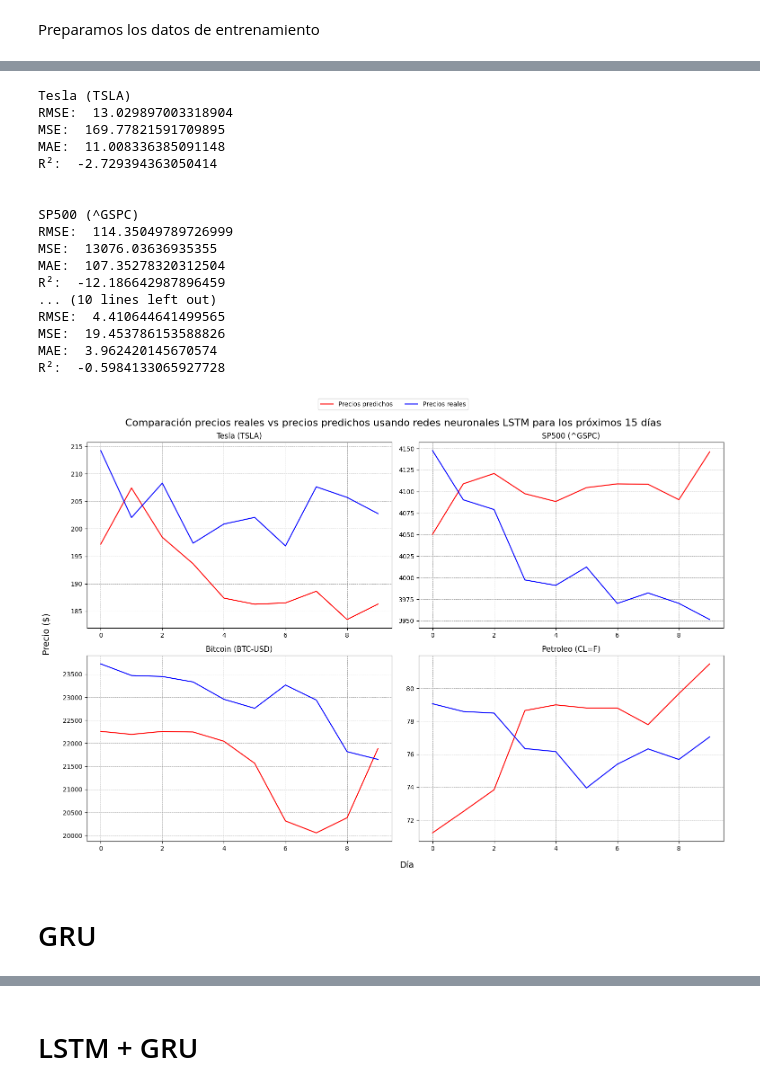
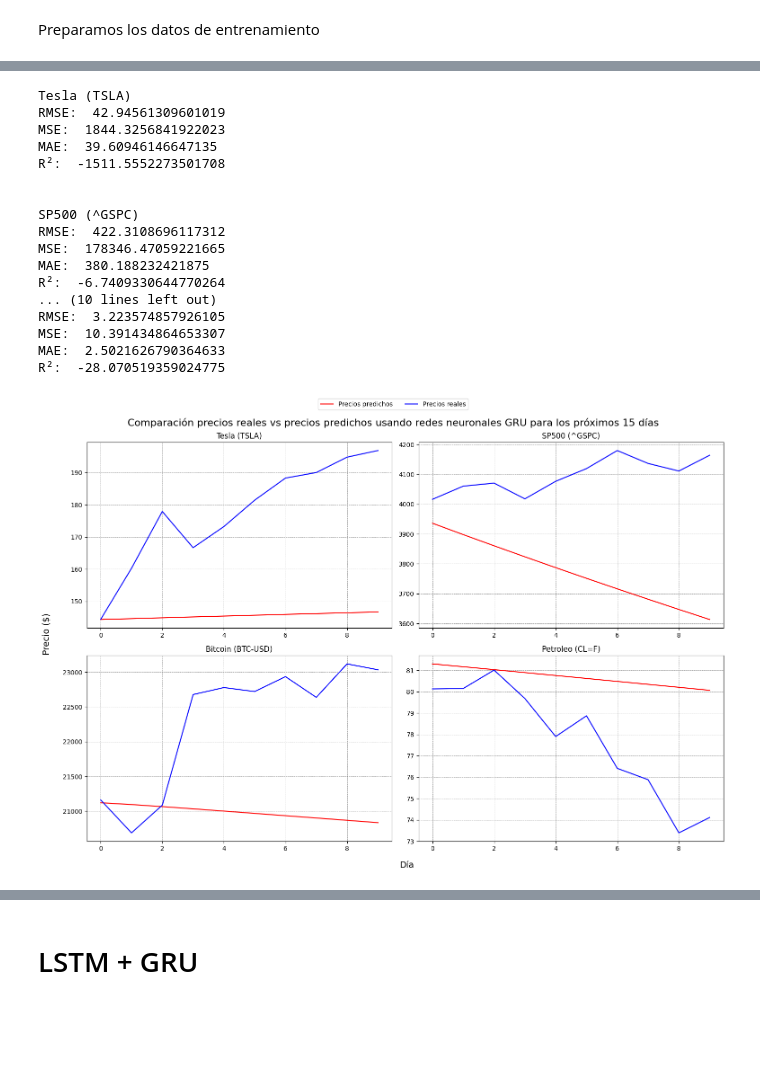
Before and after one commit to samuelvaler/TFM-PRICE-PREDICTION, a Jupyter notebook: Predicciones_2023/TFM_2010_2023.ipynb, the cells around one changed output, grey strips where cells are left out. Saved outputs shown, nothing was run; the diff lists cells and outputs as text; code cells hidden in the pictures; blank space fills up the shorter version.

Commit message:
Modelos entrenados

```diff
--- a/Predicciones_2023/TFM_2010_2023.ipynb
+++ b/Predicciones_2023/TFM_2010_2023.ipynb
@@ -630,30 +931,27 @@ y_sp500_t, x_sp500_t = create_time_series_dataset(datos_sp500_test, pasos_sp500)
 y_bitcoin_t, x_bitcoin_t = create_time_series_dataset(datos_bitcoin_test, pasos_bitcoin)
 y_petroleo_t, x_petroleo_t = create_time_series_dataset(datos_petroleo_test, pasos_petroleo)
 # %%
-def create_lstm(units, activation):
+def create_gru(units, activation):
     model = Sequential()
-    model.add(LSTM(units=units, activation=activation, input_shape=(None, 1), return_sequences=True))
-    model.add(LSTM(units=units, activation=activation, return_sequences=True))
-    model.add(LSTM(units=units, activation=activation, return_sequences=False))
+    model.add(GRU(units=units, activation=activation, input_shape=(None, 1), return_sequences=False))
     model.add(Dense(units=1))
     model.compile(optimizer='adam', loss='mean_squared_error')
     return model
 
-
-lstm_tesla = KerasRegressor(build_fn=create_lstm)
-lstm_sp500 = KerasRegressor(build_fn=create_lstm)
-lstm_bitcoin = KerasRegressor(build_fn=create_lstm)
-lstm_petroleo = KerasRegressor(build_fn=create_lstm)
+gru_tesla = KerasRegressor(build_fn=create_gru)
+gru_sp500 = KerasRegressor(build_fn=create_gru)
+gru_bitcoin = KerasRegressor(build_fn=create_gru)
+gru_petroleo = KerasRegressor(build_fn=create_gru)
 
 param_grid = {
     'units': [4, 8, 16, 32, 64, 128, 256, 512],
     'activation': ['relu', 'sigmoid']
 }
 
-grid_search_tesla = GridSearchCV(estimator=lstm_tesla, param_grid=param_grid, cv=3, scoring='r2', verbose=0)
-grid_search_sp500 = GridSearchCV(estimator=lstm_sp500, param_grid=param_grid, cv=3, scoring='r2', verbose=0)
-grid_search_bitcoin = GridSearchCV(estimator=lstm_bitcoin, param_grid=param_grid, cv=3, scoring='r2', verbose=0)
-grid_search_petroleo = GridSearchCV(estimator=lstm_petroleo, param_grid=param_grid, cv=3, scoring='r2', verbose=0)
+grid_search_tesla = GridSearchCV(estimator=gru_tesla, param_grid=param_grid, cv=3, scoring='r2', verbose=0)
+grid_search_sp500 = GridSearchCV(estimator=gru_sp500, param_grid=param_grid, cv=3, scoring='r2', verbose=0)
+grid_search_bitcoin = GridSearchCV(estimator=gru_bitcoin, param_grid=param_grid, cv=3, scoring='r2', verbose=0)
+grid_search_petroleo = GridSearchCV(estimator=gru_petroleo, param_grid=param_grid, cv=3, scoring='r2', verbose=0)
 
 grid_search_tesla.fit(x_train_tesla, y_train_tesla)
 grid_search_sp500.fit(x_train_sp500, y_train_sp500)
@@ -774,45 +1062,43 @@ R²:  0.6732772055985636
 # %%
-dias = 12
+dias = 15
 
 fig, axs = plt.subplots(2, 2, figsize=(15, 10))
 
-y_pred_tesla_t = predict_n_days_red(datos_tesla_test[pasos_tesla:pasos_tesla*3], pasos_tesla, dias, lstm_tesla)
+y_pred_tesla_t = predict_n_days_red(datos_tesla_test[0:pasos_tesla], pasos_tesla, dias, gru_tesla)
 evaluate_model_seguidos(y_pred_tesla_t, y_tesla_t[0:dias], "Tesla (TSLA)", axs[0, 0], scaler_tesla)
 
-y_pred_sp500_t = predict_n_days_red(datos_sp500_test[pasos_sp500:pasos_sp500*3], pasos_sp500, dias, lstm_sp500)
+y_pred_sp500_t = predict_n_days_red(datos_sp500_test[0:pasos_sp500], pasos_sp500, dias, gru_sp500)
 evaluate_model_seguidos(y_pred_sp500_t, y_sp500_t[0:dias], "SP500 (^GSPC)", axs[0, 1], scaler_sp500)
 
-y_pred_bitcoin_t = predict_n_days_red(datos_bitcoin_test[pasos_bitcoin:pasos_bitcoin*3], pasos_bitcoin, dias, lstm_bitcoin)
+y_pred_bitcoin_t = predict_n_days_red(datos_bitcoin_test[0:pasos_bitcoin], pasos_bitcoin, dias, gru_bitcoin)
 evaluate_model_seguidos(y_pred_bitcoin_t, y_bitcoin_t[0:dias], "Bitcoin (BTC-USD)", axs[1, 0], scaler_bitcoin)
 
-y_pred_petroleo_t = predict_n_days_red(datos_petroleo_test[pasos_petroleo:pasos_petroleo*3], pasos_petroleo, dias, lstm_petroleo)
+y_pred_petroleo_t = predict_n_days_red(datos_petroleo_test[0:pasos_petroleo], pasos_petroleo, dias, gru_petroleo)
 evaluate_model_seguidos(y_pred_petroleo_t, y_petroleo_t[0:dias], "Petroleo (CL=F)", axs[1, 1], scaler_petroleo)
 
 fig.text(0.52, -0.02, 'Día', ha='center', fontsize=14)
 fig.text(-0.02, 0.5, 'Precio ($)', va='center', rotation='vertical', fontsize=14)
-fig.suptitle('Comparación precios reales vs precios predichos usando redes neuronales LSTM para los próximos 15 días', fontsize=16)
+fig.suptitle('Comparación precios reales vs precios predichos usando redes neuronales GRU para los próximos 15 días', fontsize=16)
 fig.legend(['Precios predichos', 'Precios reales'], loc='upper center', bbox_to_anchor=(0.5, 1.03), ncol=4)  # añade leyenda general para todo el gráfico
 
 plt.tight_layout()
 plt.show()
 # %% [output]
 Tesla (TSLA)
-RMSE:  13.029897003318904
-MSE:  169.77821591709895
-MAE:  11.008336385091148
-R²:  -2.729394363050414
+RMSE:  42.94561309601019
+MSE:  1844.3256841922023
+MAE:  39.60946146647135
+R²:  -1511.5552273501708
 
 
 SP500 (^GSPC)
-RMSE:  114.35049789726999
-MSE:  13076.03636935355
-MAE:  107.35278320312504
-R²:  -12.186642987896459
+RMSE:  422.3108696117312
+MSE:  178346.47059221665
+MAE:  380.188232421875
+R²:  -6.7409330644770264
 ... (10 lines left out)
-RMSE:  4.410644641499565
-MSE:  19.453786153588826
-MAE:  3.962420145670574
-R²:  -0.5984133065927728
+RMSE:  3.223574857926105
+MSE:  10.391434864653307
+MAE:  2.5021626790364633
+R²:  -28.070519359024775
-[figure, old version]
+[figure, new version]
-# %% [markdown]
-# GRU
```
Also changed, not shown: parts of 22 cells of this notebook.
